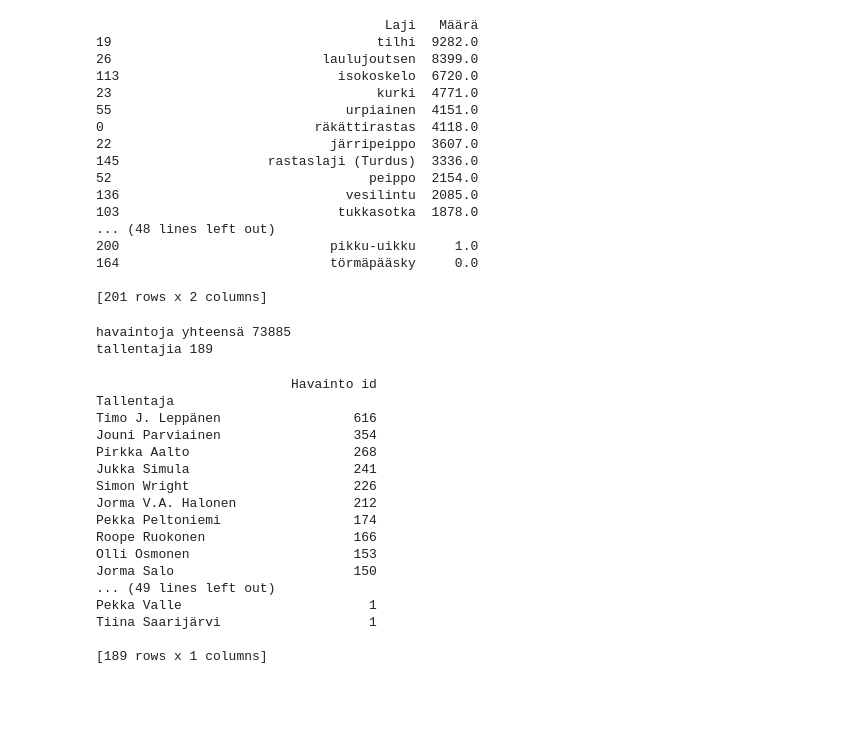
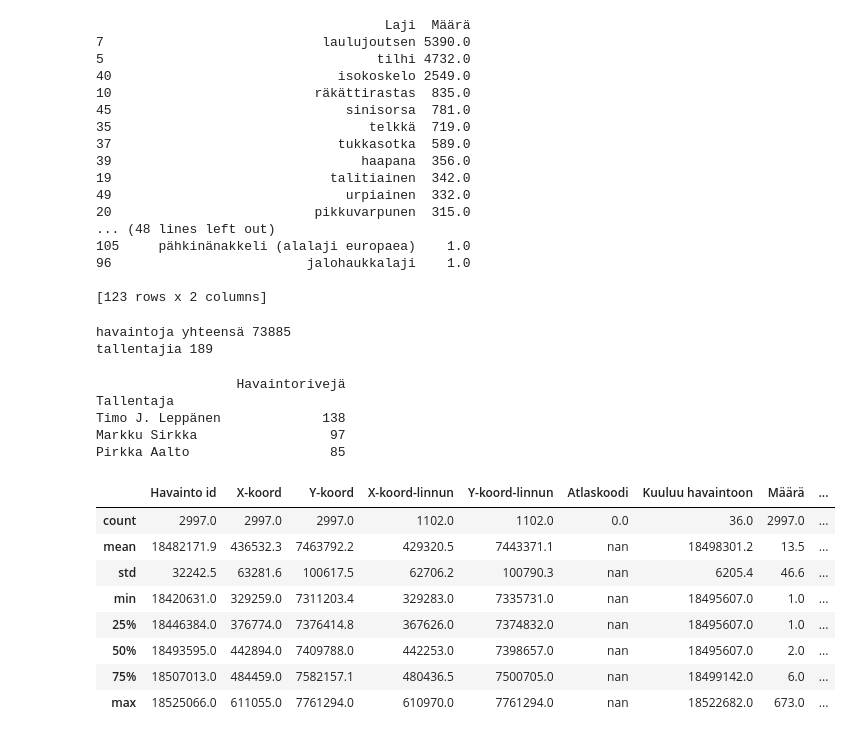
Before and after one commit to anttiruonakoski/tiira-report, a Jupyter notebook: tiira-raportti-notebook.ipynb, the cells around one changed output. Drawn from its saved outputs; the diff is of its cells as text; code cells hidden in the pictures; blank space fills up the shorter version.

```diff
--- a/tiira-raportti-notebook.ipynb
+++ b/tiira-raportti-notebook.ipynb
@@ -35,25 +65,30 @@ df_7 = timeframe(df,7)
 # %%
+pd.set_option("display.precision",0)
+
 sum_individuals = df['Määrä'].sum()
-sum_species = df.groupby(['Laji'], as_index=False, sort=False)[["Määrä"]].sum().sort_values(by=['Määrä'],ascending=False);
-print (sum_species)
+
+sum_species_7 = timeframe(df,7).groupby(['Laji'], as_index=False, sort=False)[["Määrä"]].sum().sort_values(by=['Määrä'],ascending=False);
+sum_species_30 = timeframe(df,30).groupby(['Laji'], as_index=False, sort=False)[["Määrä"]].sum().sort_values(by=['Määrä'],ascending=False);
+
+print (f'{sum_species_7}')
 # %% [output]
-                                     Laji   Määrä
-19                                  tilhi  9282.0
-26                           laulujoutsen  8399.0
-113                            isokoskelo  6720.0
-23                                  kurki  4771.0
-55                              urpiainen  4151.0
-0                           räkättirastas  4118.0
-22                            järripeippo  3607.0
-145                   rastaslaji (Turdus)  3336.0
-52                                 peippo  2154.0
-136                             vesilintu  2085.0
-103                            tukkasotka  1878.0
+                                     Laji  Määrä
+7                            laulujoutsen 5390.0
+5                                   tilhi 4732.0
+40                             isokoskelo 2549.0
+10                          räkättirastas  835.0
+45                              sinisorsa  781.0
+35                                 telkkä  719.0
+37                             tukkasotka  589.0
+39                                haapana  356.0
+19                            talitiainen  342.0
+49                              urpiainen  332.0
+20                          pikkuvarpunen  315.0
 ... (48 lines left out)
-200                           pikku-uikku     1.0
-164                           törmäpääsky     0.0
+105     pähkinänakkeli (alalaji europaea)    1.0
+96                         jalohaukkalaji    1.0
 
-[201 rows x 2 columns]
+[123 rows x 2 columns]
 # %%
 print (f'havaintoja yhteensä {sum_individuals:.0f}')
 print ('tallentajia',df['Tallentaja'].nunique())
@@ -61,24 +96,26 @@ print ('tallentajia',df['Tallentaja'].nunique())
 havaintoja yhteensä 73885
 tallentajia 189
 # %%
-top_recorders = df_7.groupby(['Tallentaja'], as_index=True, sort=False).agg({'Havainto id': 'count'}).sort_values(by=['Havainto id'],ascending=False);
+top_recorders = df_last_7.groupby('Tallentaja', as_index=True, sort=False).agg({'Havainto id': 'count'}).sort_values(by=['Havainto id'],ascending=False)
 
-print (f'{top_recorders}')
+top_recorders.columns = ['Havaintorivejä']
+
+print (f'{top_recorders.head(3)}')
 # %% [output]
-                         Havainto id
+                  Havaintorivejä
 Tallentaja
-Timo J. Leppänen                 616
-Jouni Parviainen                 354
-Pirkka Aalto                     268
-Jukka Simula                     241
-Simon Wright                     226
-Jorma V.A. Halonen               212
-Pekka Peltoniemi                 174
-Roope Ruokonen                   166
-Olli Osmonen                     153
-Jorma Salo                       150
-... (49 lines left out)
-Pekka Valle                        1
-Tiina Saarijärvi                   1
-
-[189 rows x 1 columns]
+Timo J. Leppänen             138
+Markku Sirkka                 97
+Pirkka Aalto                  85
+# %%
+timeframe(df,15).describe()
+# %% [output]
+|  | Havainto id | X-koord | Y-koord | X-koord-linnun | Y-koord-linnun | Atlaskoodi | Kuuluu havaintoon | Määrä | ... |
+| count | 2997.0 | 2997.0 | 2997.0 | 1102.0 | 1102.0 | 0.0 | 36.0 | 2997.0 | ... |
+| mean | 18482171.9 | 436532.3 | 7463792.2 | 429320.5 | 7443371.1 | nan | 18498301.2 | 13.5 | ... |
+| std | 32242.5 | 63281.6 | 100617.5 | 62706.2 | 100790.3 | nan | 6205.4 | 46.6 | ... |
+| min | 18420631.0 | 329259.0 | 7311203.4 | 329283.0 | 7335731.0 | nan | 18495607.0 | 1.0 | ... |
+| 25% | 18446384.0 | 376774.0 | 7376414.8 | 367626.0 | 7374832.0 | nan | 18495607.0 | 1.0 | ... |
+| 50% | 18493595.0 | 442894.0 | 7409788.0 | 442253.0 | 7398657.0 | nan | 18495607.0 | 2.0 | ... |
+| 75% | 18507013.0 | 484459.0 | 7582157.1 | 480436.5 | 7500705.0 | nan | 18499142.0 | 6.0 | ... |
+| max | 18525066.0 | 611055.0 | 7761294.0 | 610970.0 | 7761294.0 | nan | 18522682.0 | 673.0 | ... |
```
Also changed, not shown: parts of 5 cells of this notebook.
